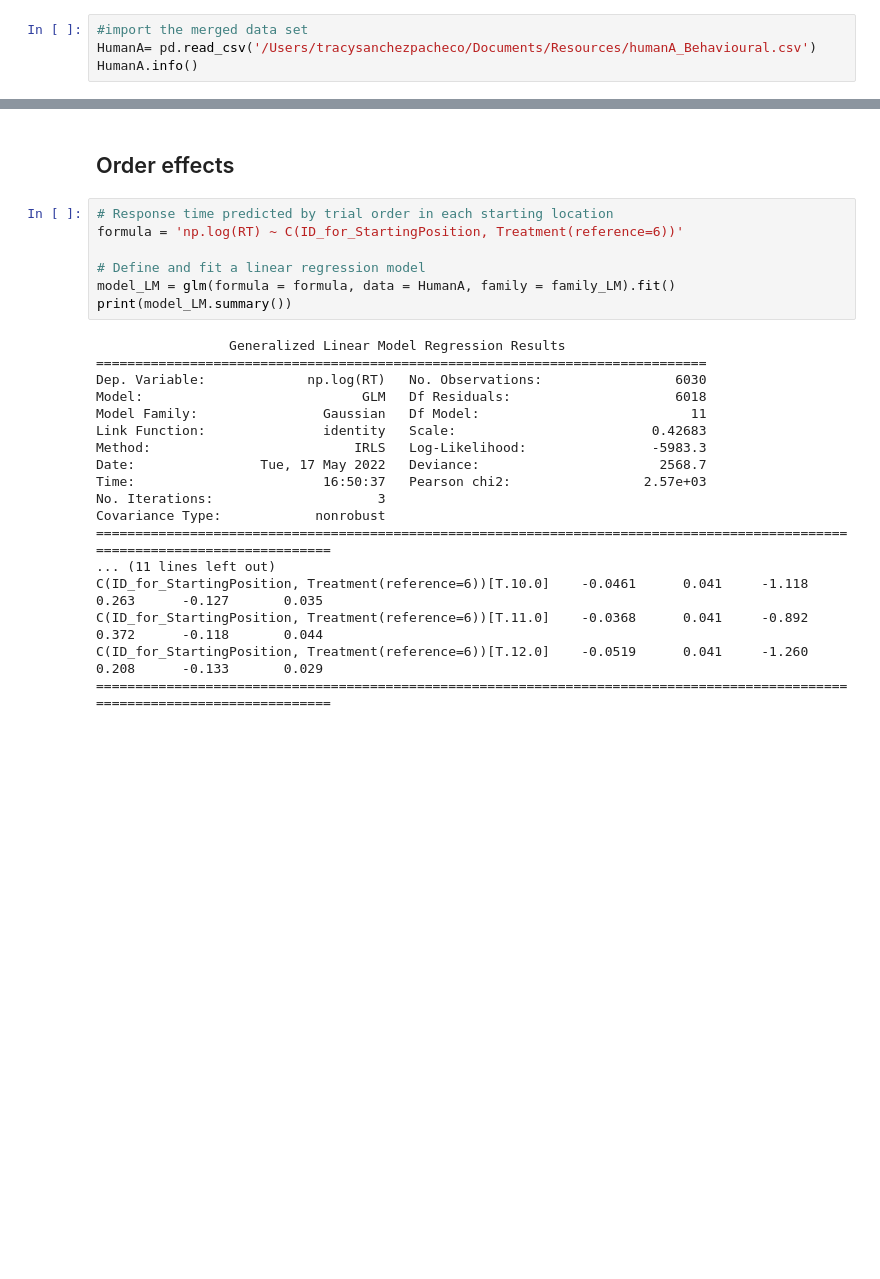
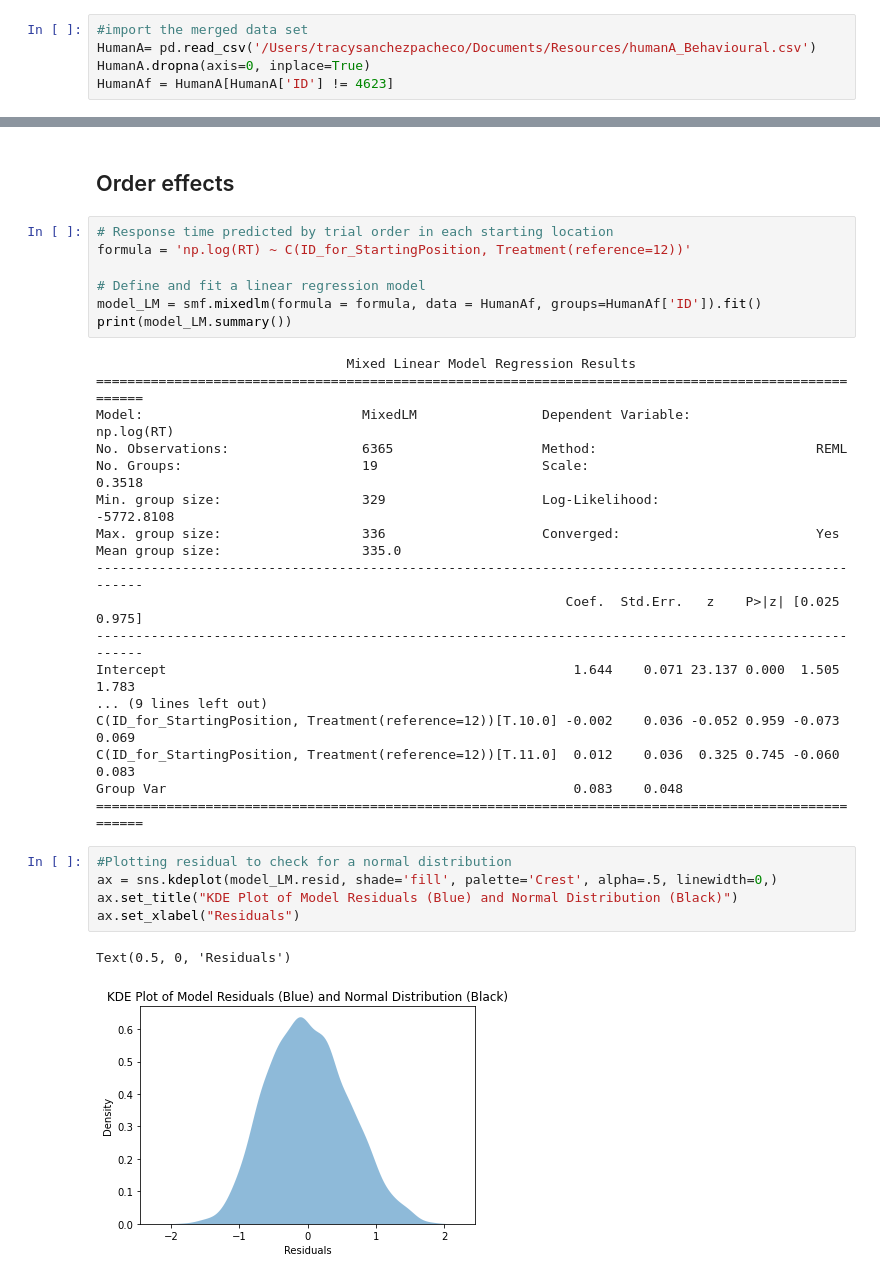
Before and after one commit to tracysanchez/Human_Agents_Impact_Nav, a Jupyter notebook: Joining_FinalData/3_Statistical_Analysis.ipynb, the cells around one changed output, grey strips where cells are left out. Cells and saved outputs as stored; diff of their text form; blank space fills up the shorter version.

Commit message:
Data set with 19 valid cases

```diff
--- a/Joining_FinalData/3_Statistical_Analysis.ipynb
+++ b/Joining_FinalData/3_Statistical_Analysis.ipynb
@@ -6,4 +9,5 @@ import statsmodels.api as sm
 # %%
 #import the merged data set
 HumanA= pd.read_csv('/Users/tracysanchezpacheco/Documents/Resources/humanA_Behavioural.csv')
-HumanA.info()
+HumanA.dropna(axis=0, inplace=True)
+HumanAf = HumanA[HumanA['ID'] != 4623]
@@ -33,29 +19,37 @@ family_GLM = sm.families.Binomial()
 ## Order effects
 # %%
 # Response time predicted by trial order in each starting location
-formula = 'np.log(RT) ~ C(ID_for_StartingPosition, Treatment(reference=6))'
+formula = 'np.log(RT) ~ C(ID_for_StartingPosition, Treatment(reference=12))'
 
 # Define and fit a linear regression model
-model_LM = glm(formula = formula, data = HumanA, family = family_LM).fit()
+model_LM = smf.mixedlm(formula = formula, data = HumanAf, groups=HumanAf['ID']).fit()
 print(model_LM.summary())
 # %% [output]
-                 Generalized Linear Model Regression Results
-==============================================================================
-Dep. Variable:             np.log(RT)   No. Observations:                 6030
-Model:                            GLM   Df Residuals:                     6018
-Model Family:                Gaussian   Df Model:                           11
-Link Function:               identity   Scale:                         0.42683
-Method:                          IRLS   Log-Likelihood:                -5983.3
-Date:                Tue, 17 May 2022   Deviance:                       2568.7
-Time:                        16:50:37   Pearson chi2:                 2.57e+03
-No. Iterations:                     3
-Covariance Type:            nonrobust
-==============================================================================================================================
-... (11 lines left out)
-C(ID_for_StartingPosition, Treatment(reference=6))[T.10.0]    -0.0461      0.041     -1.118      0.263      -0.127       0.035
-C(ID_for_StartingPosition, Treatment(reference=6))[T.11.0]    -0.0368      0.041     -0.892      0.372      -0.118       0.044
-C(ID_for_StartingPosition, Treatment(reference=6))[T.12.0]    -0.0519      0.041     -1.260      0.208      -0.133       0.029
-==============================================================================================================================
+                                Mixed Linear Model Regression Results
+======================================================================================================
+Model:                            MixedLM                Dependent Variable:                np.log(RT)
+No. Observations:                 6365                   Method:                            REML
+No. Groups:                       19                     Scale:                             0.3518
+Min. group size:                  329                    Log-Likelihood:                    -5772.8108
+Max. group size:                  336                    Converged:                         Yes
+Mean group size:                  335.0
+------------------------------------------------------------------------------------------------------
+                                                            Coef.  Std.Err.   z    P>|z| [0.025 0.975]
+------------------------------------------------------------------------------------------------------
+Intercept                                                    1.644    0.071 23.137 0.000  1.505  1.783
+... (9 lines left out)
+C(ID_for_StartingPosition, Treatment(reference=12))[T.10.0] -0.002    0.036 -0.052 0.959 -0.073  0.069
+C(ID_for_StartingPosition, Treatment(reference=12))[T.11.0]  0.012    0.036  0.325 0.745 -0.060  0.083
+Group Var                                                    0.083    0.048
+======================================================================================================
+# %%
+#Plotting residual to check for a normal distribution
+ax = sns.kdeplot(model_LM.resid, shade='fill', palette='Crest', alpha=.5, linewidth=0,)
+ax.set_title("KDE Plot of Model Residuals (Blue) and Normal Distribution (Black)")
+ax.set_xlabel("Residuals")
+# %% [output]
+Text(0.5, 0, 'Residuals')
+[figure, added]
 # %% [markdown]
 ### CONCLUSION
 __________________
```
Also changed, not shown: parts of 15 cells of this notebook, 14 other files.
